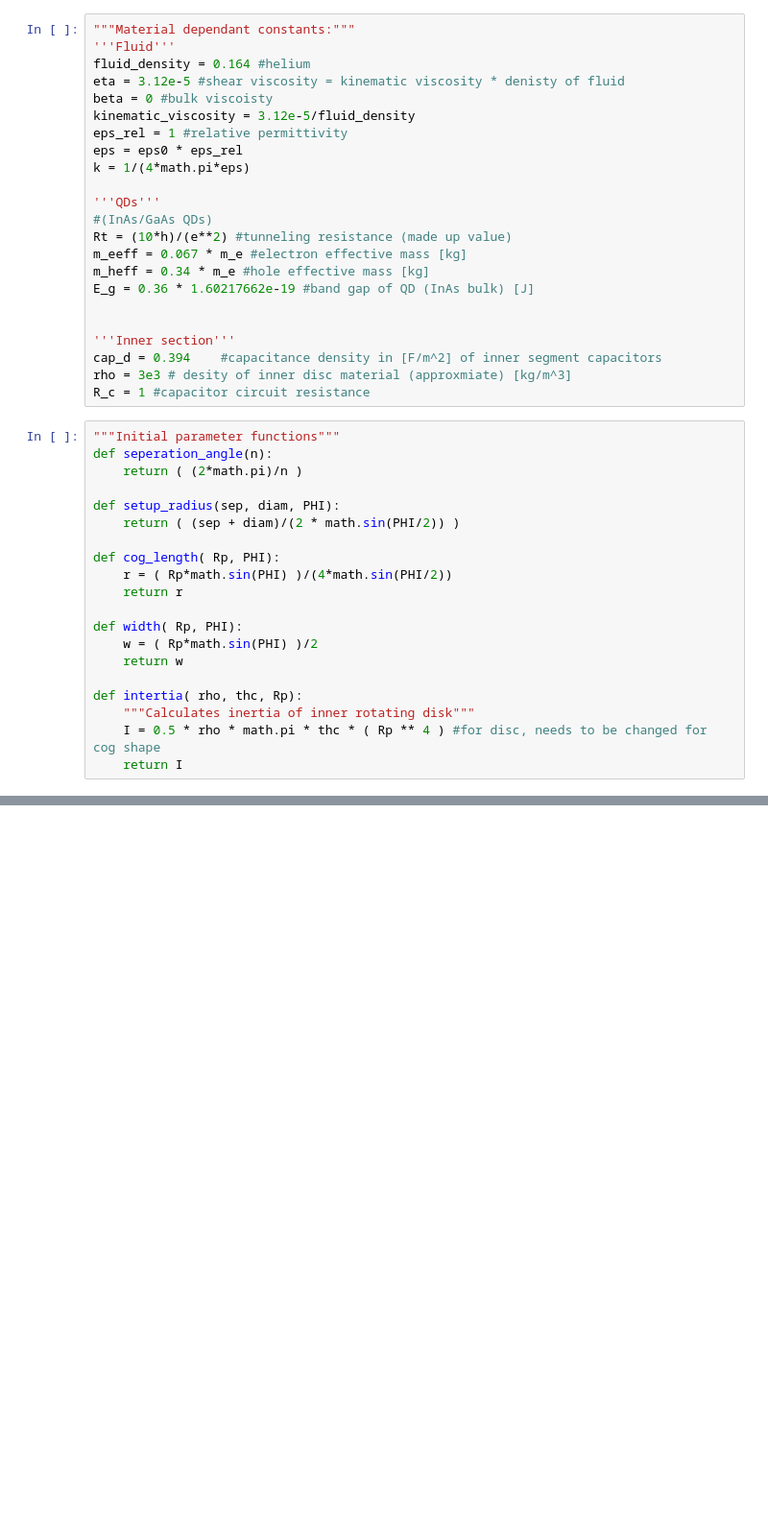
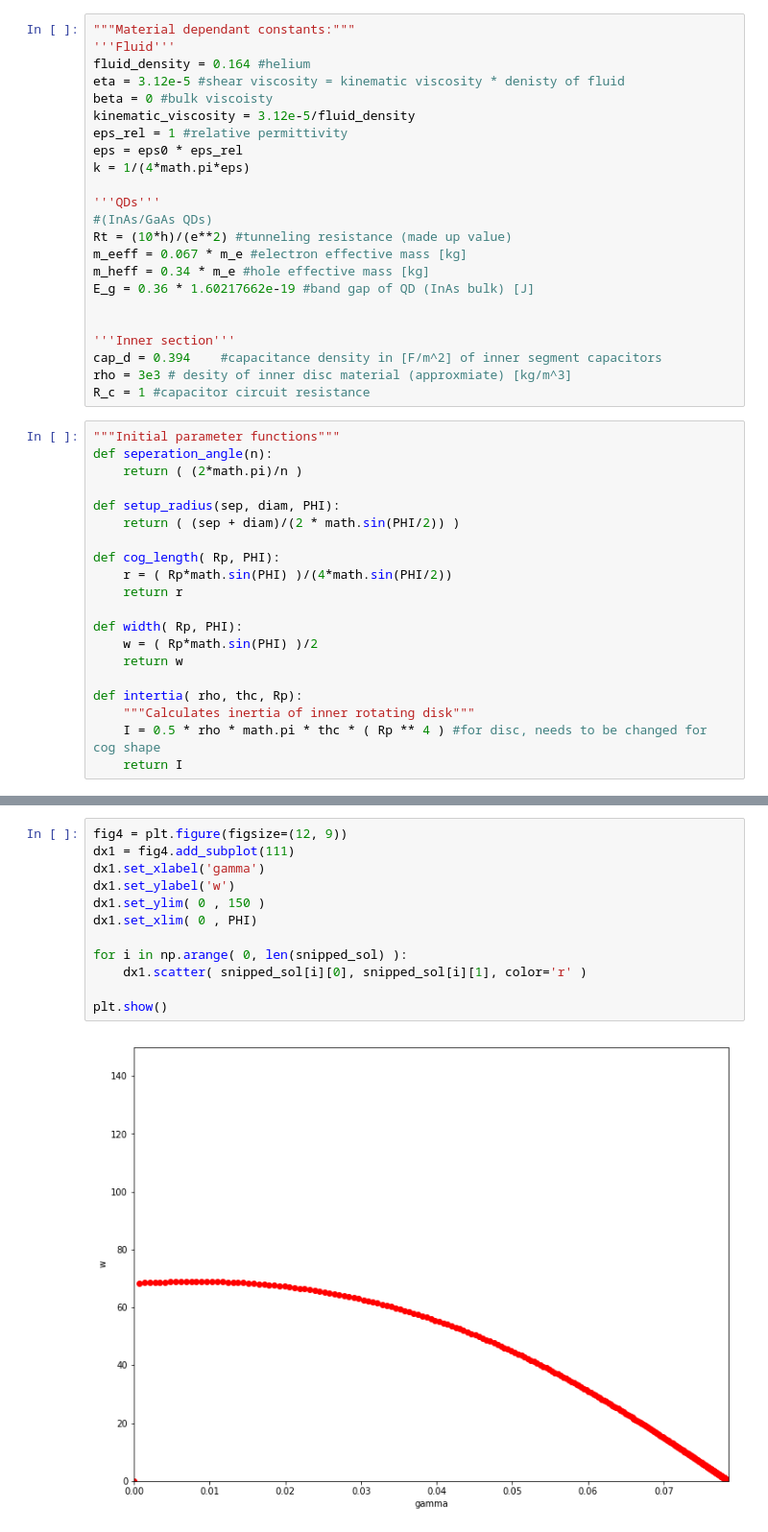
Before and after one commit to Paul-Burdekin/Nano-project, a Jupyter notebook: charge distribution correction 2102.ipynb, the cells around one changed output, grey strips where cells are left out. Shown at 96% size. Saved outputs shown, nothing was run; the diff lists cells and outputs as text; blank space fills up the shorter version.

```diff
--- a/charge distribution correction 2102.ipynb
+++ b/charge distribution correction 2102.ipynb
@@ -313,0 +337,14 @@ print (snipped_sol)
+# %%
+fig4 = plt.figure(figsize=(12, 9))
+dx1 = fig4.add_subplot(111)
+dx1.set_xlabel('gamma')
+dx1.set_ylabel('w')
+dx1.set_ylim( 0 , 150 )
+dx1.set_xlim( 0 , PHI)
+
+for i in np.arange( 0, len(snipped_sol) ):
+    dx1.scatter( snipped_sol[i][0], snipped_sol[i][1], color='r' )
+
+plt.show()
+# %% [output]
+[figure, added]
```
Also changed, not shown: parts of 13 cells of this notebook.
